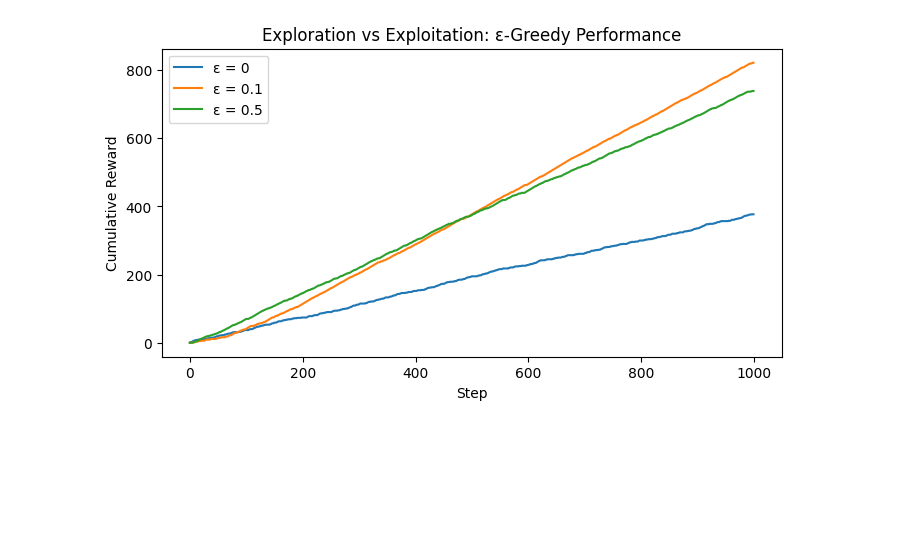
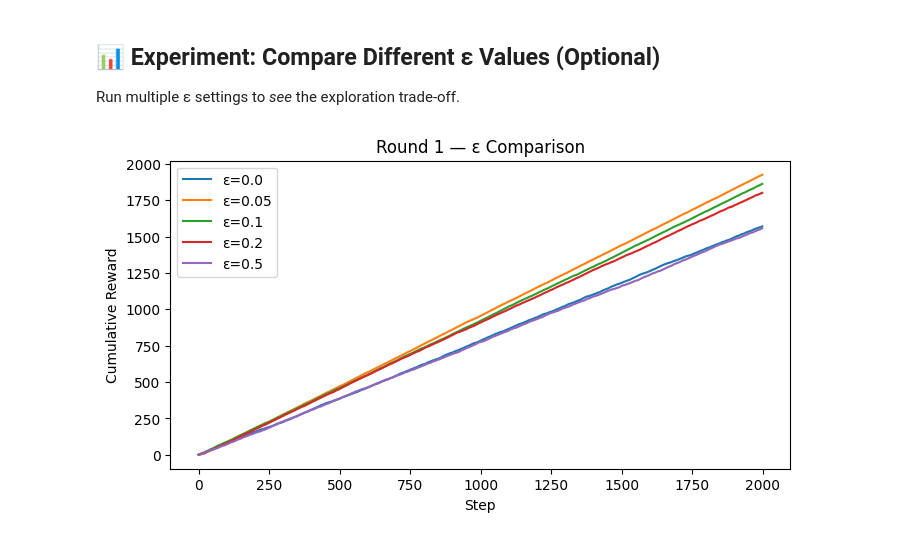
Before and after one commit to anonduke/MultiArmedBandit_Workshop, a Jupyter notebook: MultiArmedBandit_Workshop.ipynb, the cells around one changed output. Saved outputs shown, nothing was run; the diff lists cells and outputs as text; code cells hidden in the pictures; blank space fills up the shorter version.

```diff
--- a/MultiArmedBandit_Workshop.ipynb
+++ b/MultiArmedBandit_Workshop.ipynb
@@ -46,0 +17,12 @@ Total reward: 900
+# %%
+
+import numpy as np
+import matplotlib.pyplot as plt
+import time
+from pathlib import Path
+from datetime import datetime
+
+plt.rcParams['figure.figsize'] = (8, 4)
+
+print("Numpy:", np.__version__)
+print("Matplotlib:", plt.matplotlib.__version__)
@@ -55,0 +46,11 @@ plt.show()
+# %%
+
+def make_stationary_bandit(n_arms=10, seed=42):
+    rng = np.random.default_rng(seed)
+    true_means = rng.random(n_arms)  # in [0,1)
+    return true_means
+
+# Instructor may reveal (comment out in live competition to keep secret)
+SEED_ENV = 42  # 🔒 Keep this fixed across all students for fairness (Round 1)
+TRUE_MEANS = make_stationary_bandit(seed=SEED_ENV)
+print("DEBUG — True means (hidden in competition):", np.round(TRUE_MEANS, 3))
@@ -56,19 +228,23 @@ plt.show()
+# %% [markdown]
+
+## 📊 Experiment: Compare Different ε Values (Optional)
+
+Run multiple ε settings to *see* the exploration trade‑off.
 # %%
-epsilons = [0, 0.1, 0.5]
-steps = 1000
-results = {}
 
-for eps in epsilons:
-    rewards, _ = epsilon_greedy_bandit(true_means, epsilon=eps, steps=steps)
-    results[eps] = np.cumsum(rewards)
+eps_list = [0.0, 0.05, 0.1, 0.2, 0.5]
+curves = {}
+for eps in eps_list:
+    r, _, _, _ = epsilon_greedy(TRUE_MEANS, steps=STEPS, epsilon=eps, seed=SEED_AGENT)
+    curves[eps] = np.cumsum(r)
 
-plt.figure(figsize=(8, 4))
-for eps, rewards in results.items():
-    plt.plot(rewards, label=f"ε = {eps}")
+plt.figure()
+for eps, curve in curves.items():
+    plt.plot(curve, label=f"ε={eps}")
 plt.legend()
 plt.xlabel("Step")
 plt.ylabel("Cumulative Reward")
-plt.title("Exploration vs Exploitation: ε-Greedy Performance")
+plt.title("Round 1 — ε Comparison")
 plt.show()
 # %% [output]
-[figure, old version]
+[figure, new version]
```
Also changed, not shown: parts of 25 cells of this notebook, 1 other file.
